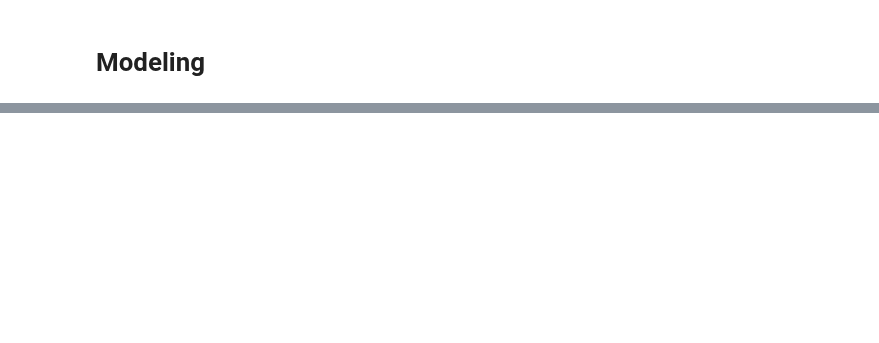
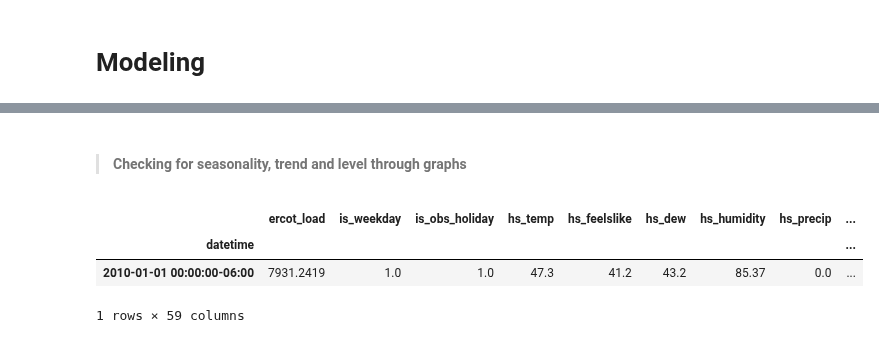
Before and after one commit to energy-demand-forecast/energy_demand_forecast, a Jupyter notebook: arsenes_dir/modeling_energy_demand.ipynb, the cells around one changed output, grey strips where cells are left out. Saved outputs shown, nothing was run; the diff lists cells and outputs as text; code cells hidden in the pictures; blank space fills up the shorter version.

```diff
--- a/arsenes_dir/modeling_energy_demand.ipynb
+++ b/arsenes_dir/modeling_energy_demand.ipynb
@@ -60,0 +193,9 @@ DatetimeIndex(['2010-01-01 00:00:00-06:00', '2010-01-01 01:00:00-06:00',
+# %% [markdown]
+>#### Checking for seasonality, trend and level through graphs
+# %%
+df.head(1)
+# %% [output]
+|  | ercot_load | is_weekday | is_obs_holiday | hs_temp | hs_feelslike | hs_dew | hs_humidity | hs_precip | ... |
+| datetime |  |  |  |  |  |  |  |  | ... |
+| 2010-01-01 00:00:00-06:00 | 7931.2419 | 1.0 | 1.0 | 47.3 | 41.2 | 43.2 | 85.37 | 0.0 | ... |
+1 rows × 59 columns
```
Also changed, not shown: parts of 36 cells of this notebook.
